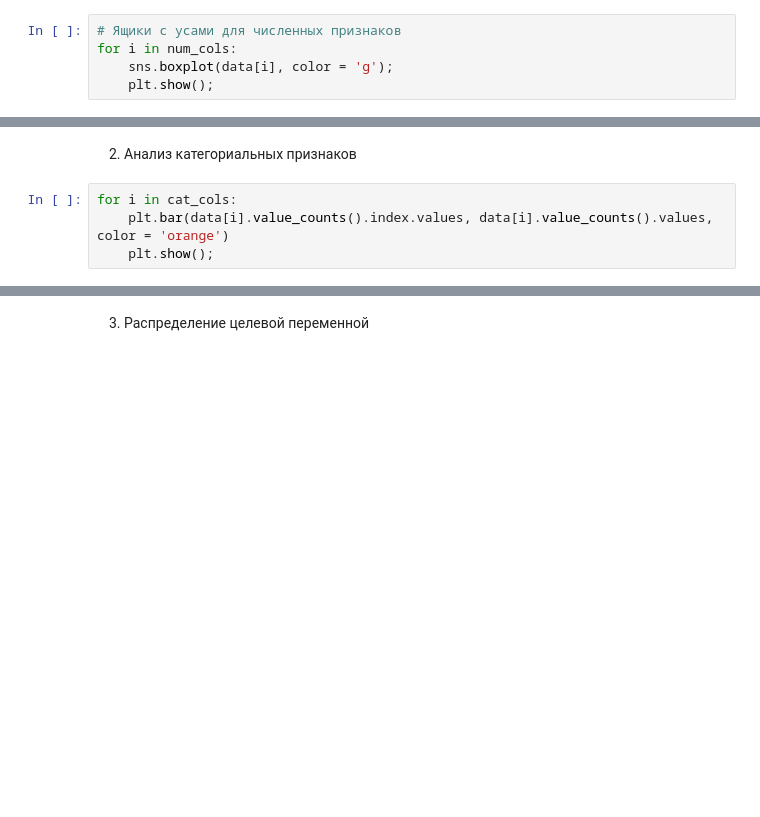
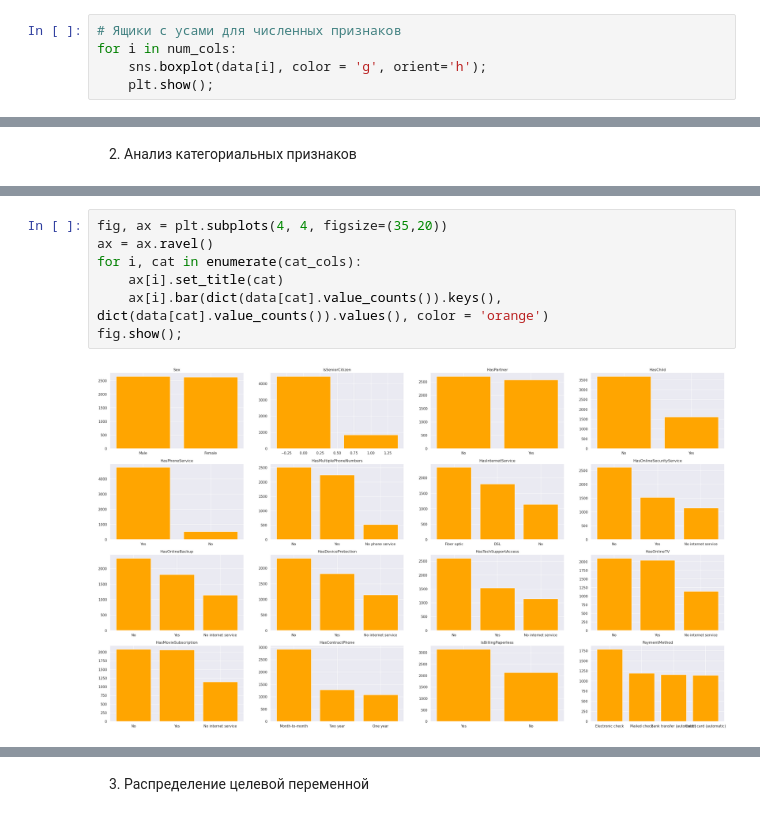
Before and after one commit to emparaeva/DLS-2022, a Jupyter notebook: Base/8.Kaggle/1. Отток клиентов/Мое решение.ipynb, the cells around one changed output, grey strips where cells are left out. Drawn from its saved outputs; the diff is of its cells as text; blank space fills up the shorter version.

```diff
--- a/Base/8.Kaggle/1. Отток клиентов/Мое решение.ipynb
+++ b/Base/8.Kaggle/1. Отток клиентов/Мое решение.ipynb
@@ -173,6 +176,6 @@ for i in num_cols:
 # %%
 # Ящики с усами для численных признаков
 for i in num_cols:
-    sns.boxplot(data[i], color = 'g');
+    sns.boxplot(data[i], color = 'g', orient='h');
     plt.show();
 # %% [output]
@@ -182,6 +185,2 @@ for i in num_cols:
 # %% [markdown]
 2. Анализ категориальных признаков
-# %%
-for i in cat_cols:
-    plt.bar(data[i].value_counts().index.values, data[i].value_counts().values, color = 'orange')
-    plt.show();
@@ -201,0 +187,9 @@ for i in cat_cols:
+# %%
+fig, ax = plt.subplots(4, 4, figsize=(35,20))
+ax = ax.ravel()
+for i, cat in enumerate(cat_cols):
+    ax[i].set_title(cat)
+    ax[i].bar(dict(data[cat].value_counts()).keys(), dict(data[cat].value_counts()).values(), color = 'orange')
+fig.show();
+# %% [output]
+[figure, added]
```
Also changed, not shown: parts of 21 cells of this notebook.
